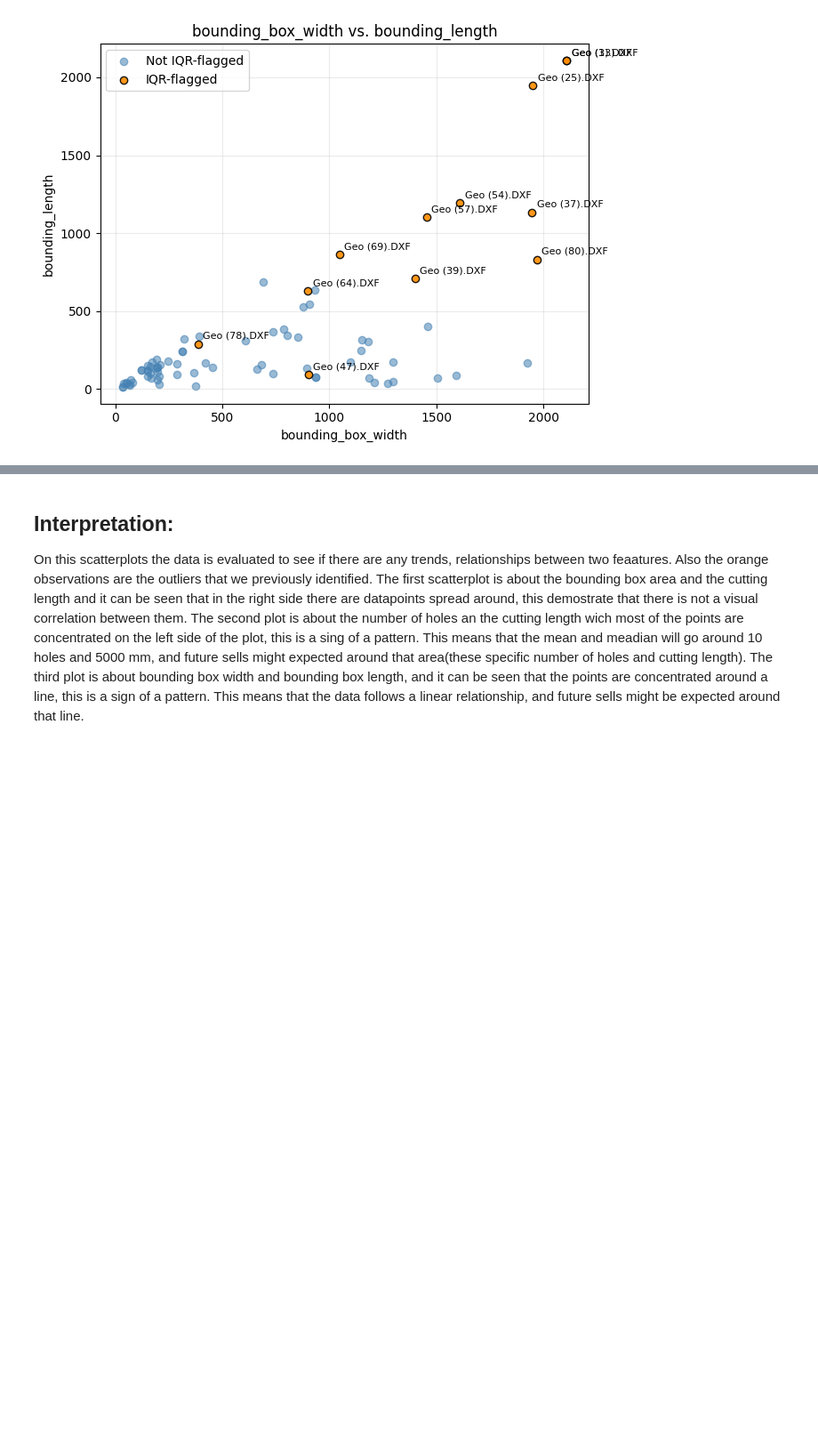
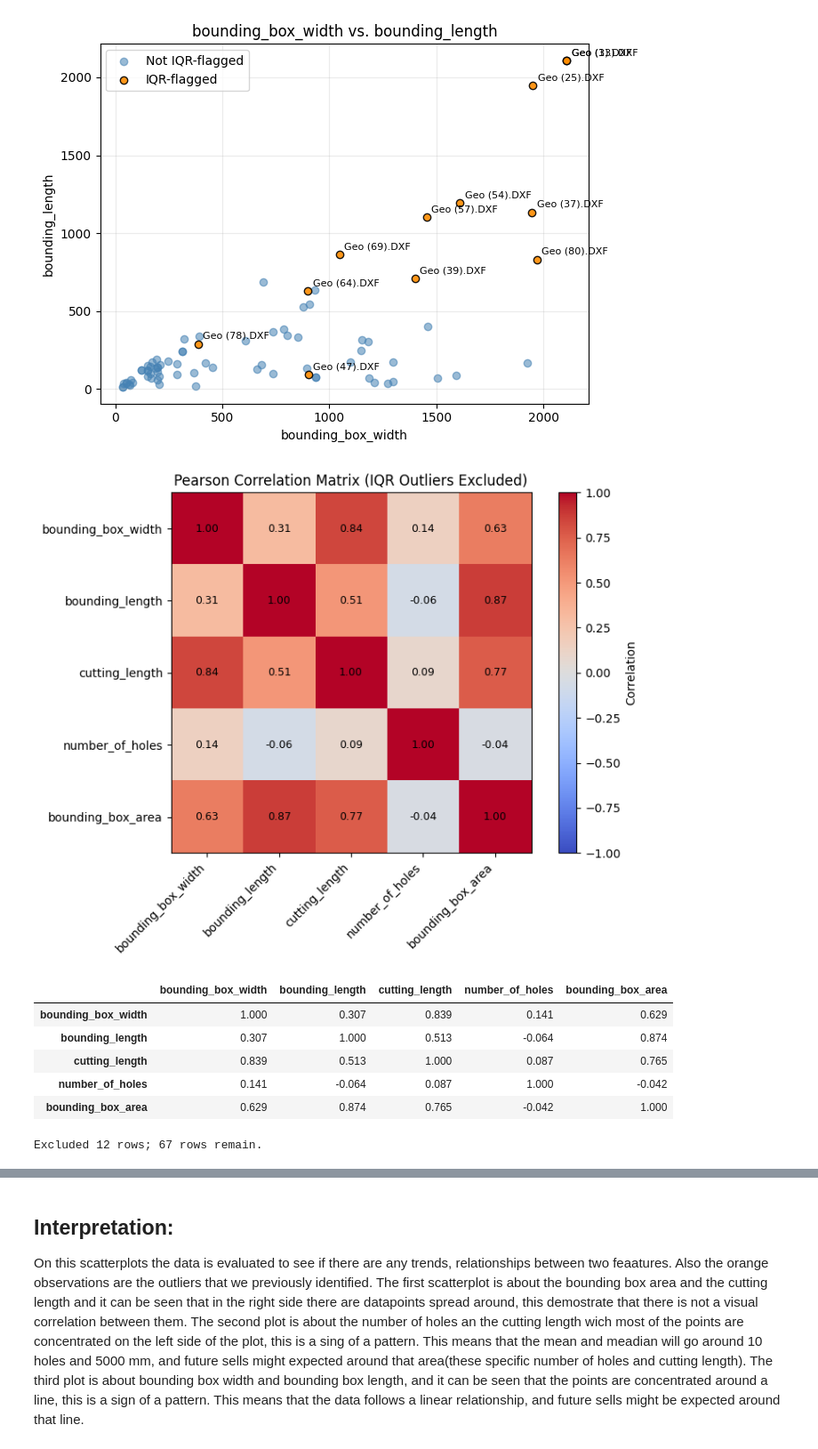
Before and after one commit to stawata/Challange_1_LaserCut-GmbH, a Jupyter notebook: DSF4E_Challenge1-2/LaserCut_EDA_Feature_Exploration.ipynb, the cells around one changed output, grey strips where cells are left out. Shown at 89% size. Drawn from its saved outputs; the diff is of its cells as text; code cells hidden in the pictures; blank space fills up the shorter version.

```diff
--- a/DSF4E_Challenge1-2/LaserCut_EDA_Feature_Exploration.ipynb
+++ b/DSF4E_Challenge1-2/LaserCut_EDA_Feature_Exploration.ipynb
@@ -370,3 +370,39 @@ for x_col, y_col in review_pairs:
 [figure]
 [figure]
 [figure]
+# %%
+outlier_indices = outliers["row_index"].unique() if not outliers.empty else []
+numeric_inliers = numeric_df.loc[~numeric_df.index.isin(outlier_indices)]
+
+correlation_without_outliers = numeric_inliers.corr(method="pearson")
+
+fig, ax = plt.subplots(figsize=(8, 6))
+im = ax.imshow(correlation_without_outliers, vmin=-1, vmax=1, cmap="coolwarm")
+
+ax.set_xticks(range(len(correlation_without_outliers.columns)))
+ax.set_yticks(range(len(correlation_without_outliers.index)))
+ax.set_xticklabels(correlation_without_outliers.columns, rotation=45, ha="right")
+ax.set_yticklabels(correlation_without_outliers.index)
+ax.set_title("Pearson Correlation Matrix (IQR Outliers Excluded)")
+
+for i in range(len(correlation_without_outliers.index)):
+    for j in range(len(correlation_without_outliers.columns)):
+        value = correlation_without_outliers.iloc[i, j]
+        if pd.notna(value):
+            ax.text(j, i, f"{value:.2f}", ha="center", va="center", fontsize=9)
+
+fig.colorbar(im, ax=ax, label="Correlation")
+plt.tight_layout()
+plt.show()
+
+display(correlation_without_outliers.round(3))
+print(f"Excluded {len(outlier_indices)} rows; {len(numeric_inliers)} rows remain.")
+# %% [output]
+[figure, added]
+|  | bounding_box_width | bounding_length | cutting_length | number_of_holes | bounding_box_area |
+| bounding_box_width | 1.000 | 0.307 | 0.839 | 0.141 | 0.629 |
+| bounding_length | 0.307 | 1.000 | 0.513 | -0.064 | 0.874 |
+| cutting_length | 0.839 | 0.513 | 1.000 | 0.087 | 0.765 |
+| number_of_holes | 0.141 | -0.064 | 0.087 | 1.000 | -0.042 |
+| bounding_box_area | 0.629 | 0.874 | 0.765 | -0.042 | 1.000 |
+Excluded 12 rows; 67 rows remain.
```
Also changed, not shown: parts of 8 cells of this notebook.
